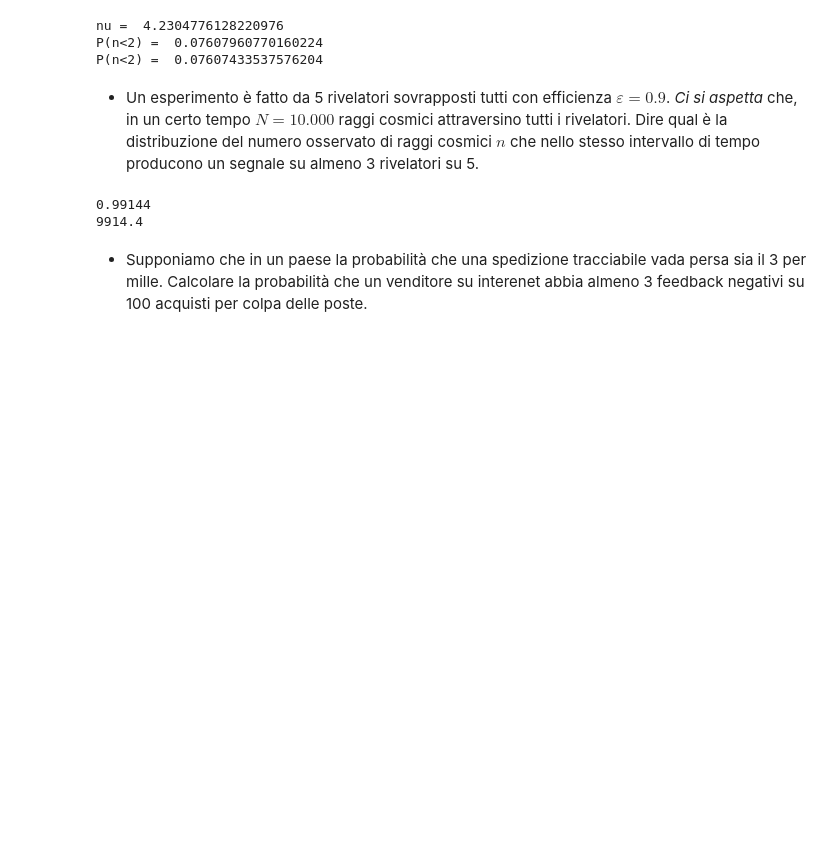
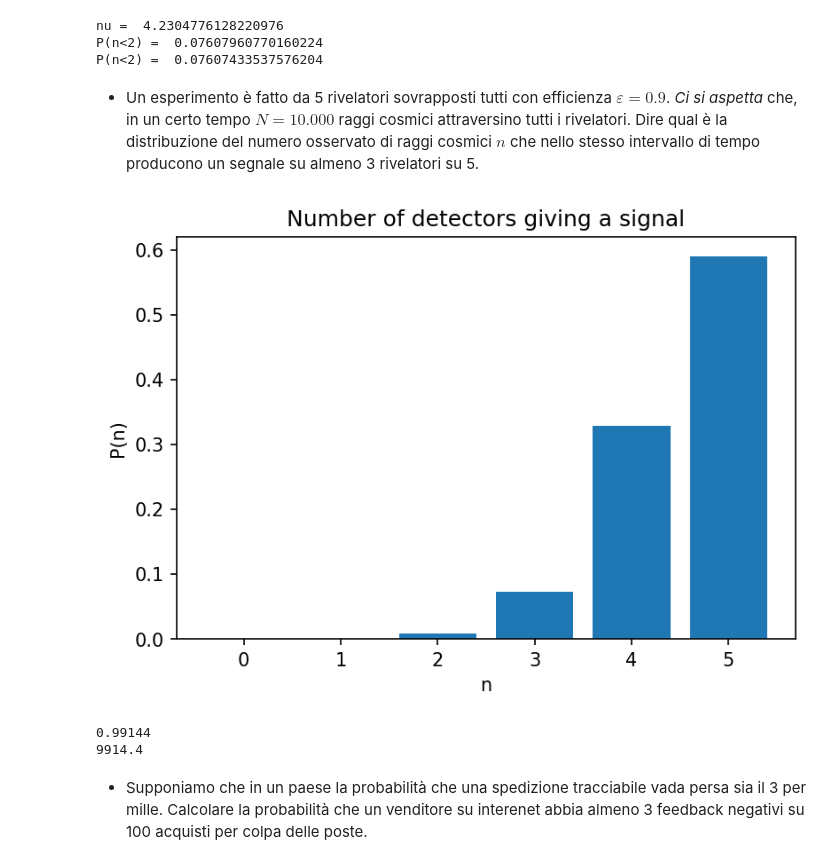
Before and after one commit to lucalista/analisi-dati-2023, a Jupyter notebook: 04.02.00__Alcune_distribuzioni_discrete.ipynb, the cells around one changed output. Saved outputs shown, nothing was run; the diff lists cells and outputs as text; code cells hidden in the pictures; blank space fills up the shorter version.

```diff
--- a/04.02.00__Alcune_distribuzioni_discrete.ipynb
+++ b/04.02.00__Alcune_distribuzioni_discrete.ipynb
@@ -391,6 +391,20 @@ P(n<2) =  0.07607960770160224
 P(n<2) =  0.07607433537576204
 # %% [markdown]
 * Un esperimento è fatto da 5 rivelatori sovrapposti tutti con efficienza $\varepsilon=0.9$. *Ci si aspetta* che, in un certo tempo $N=10.000$ raggi cosmici attraversino tutti i rivelatori. Dire qual è la distribuzione del numero osservato di raggi cosmici $n$ che nello stesso intervallo di tempo producono un segnale su almeno 3 rivelatori su 5.
+# %%
+plt.figure(figsize=(6,4), dpi=150)
+p = 0.9
+N = 5
+x = list(range(N+1))
+y = [binom.pmf(n, N, p) for n in x]
+plt.bar(x,y)
+plt.xticks(x)
+plt.title('Number of detectors giving a signal')
+plt.xlabel('n')
+plt.ylabel('P(n)')
+plt.show()
+# %% [output]
+[figure, added]
 # %%
 eff = 0.9
 N = 10000
```
Also changed, not shown: parts of 2 cells of this notebook.
